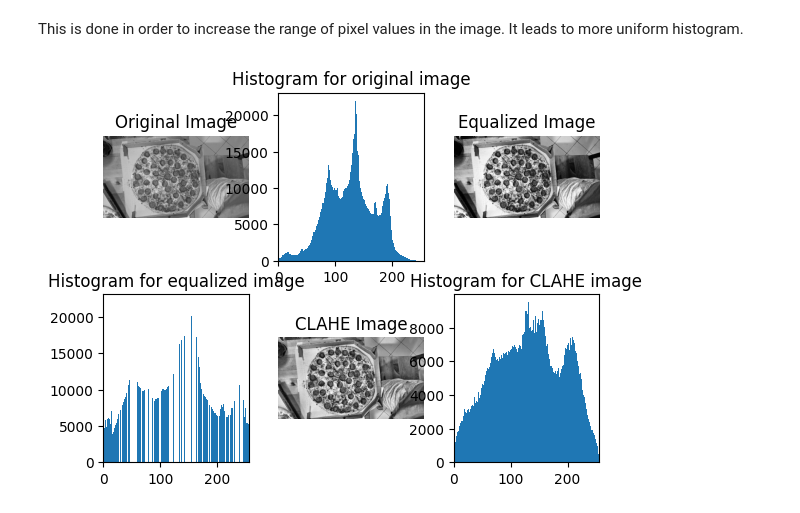
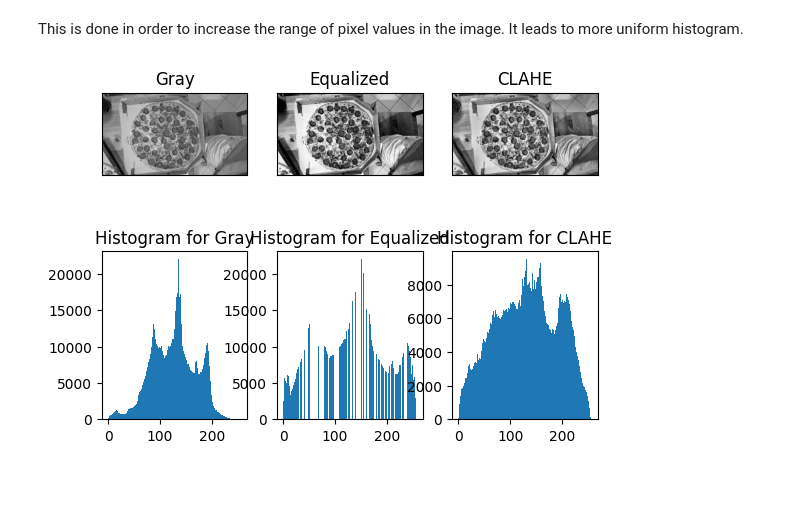
Before and after one commit to danieleavolio/Learning-Based-Multimedia-Processing, a Jupyter notebook: Lab/lab3/lab3.ipynb, the cells around one changed output. Cells and saved outputs as stored; diff of their text form; code cells hidden in the pictures; blank space fills up the shorter version.

```diff
--- a/Lab/lab3/lab3.ipynb
+++ b/Lab/lab3/lab3.ipynb
@@ -118,17 +118,29 @@ This is done in order to increase the range of pixel values in the image. It lea
 # %%
 dominos = cv2.imread('dominos.jpg')
 gray = cv2.cvtColor(dominos, cv2.COLOR_BGR2GRAY)
 
 # Histrogram equalization using method equalistHist
 equalized = cv2.equalizeHist(gray)
 
 # Contrast limited adapted instrogram equalization
 clahe = cv2.createCLAHE(clipLimit=2.0, tileGridSize=(8, 8))
 clahe_img = clahe.apply(gray)
 
 # do a 2x3 subplot for image and its histogram
 
 images = [gray, equalized, clahe_img]
 titles = ['Gray', 'Equalized', 'CLAHE']
+
+for i in range(3):
+    plt.subplot(2, 3, i+1)
+    plt.imshow(images[i], cmap='gray')
+    plt.title(titles[i])
+    plt.xticks([])
+    plt.yticks([])
+    plt.subplot(2, 3, i+4)
+    plt.hist(images[i].ravel(), 256, [0, 256])
+    plt.title('Histogram for ' + titles[i])
+
+plt.show()
 # %% [output]
-[figure, old version]
+[figure, new version]
```
Also changed, not shown: 1 other file.
